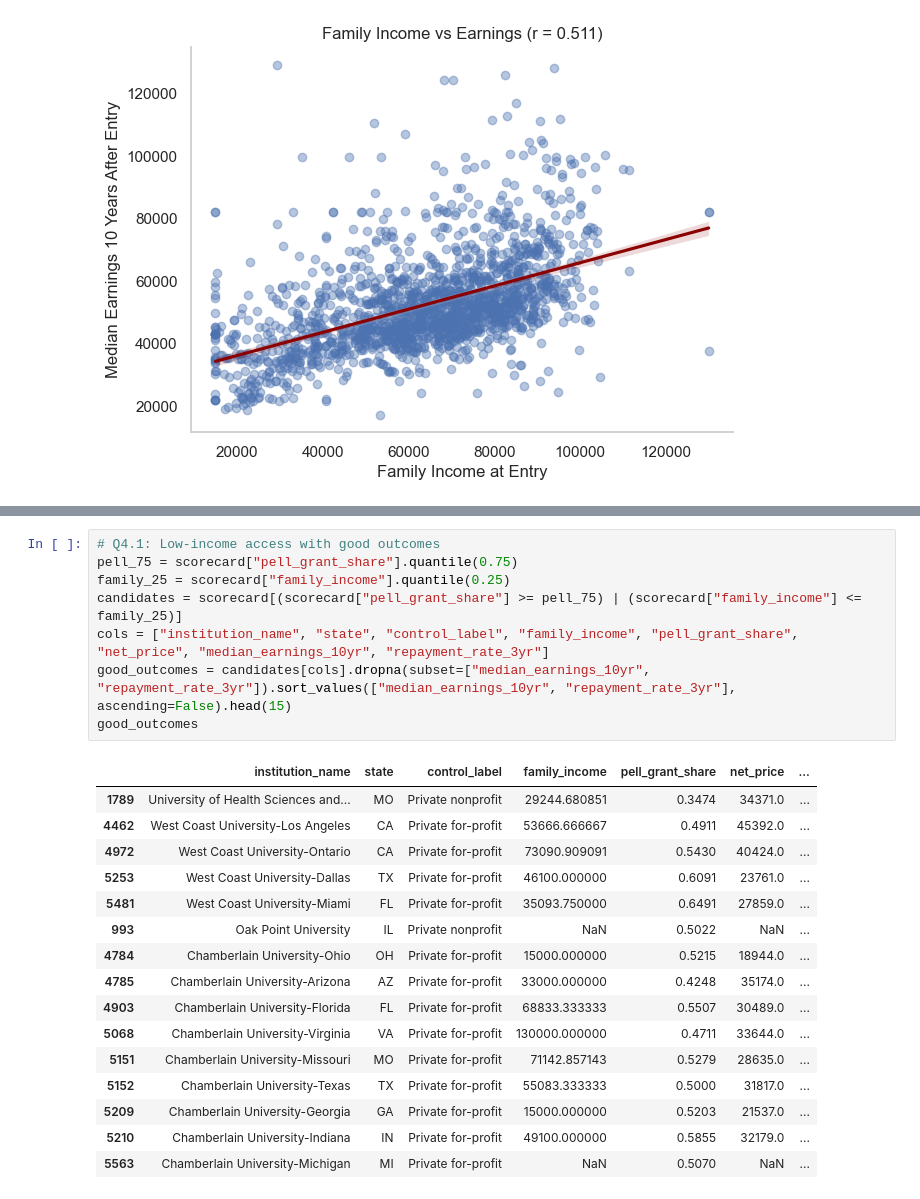
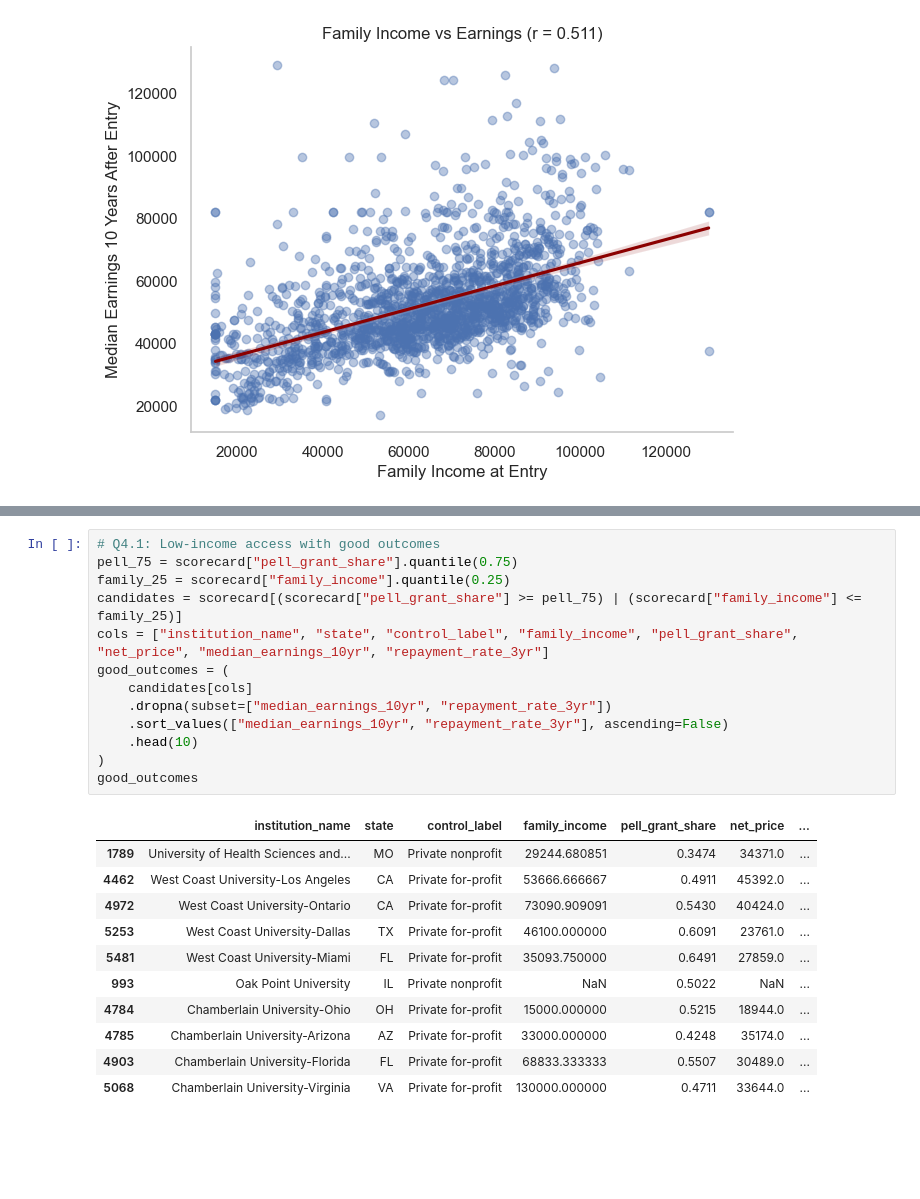
Before and after one commit to jethrochen0709/Econ570FinalProject, a Jupyter notebook: FInalProject.ipynb, the cells around one changed output, grey strips where cells are left out. Cells and saved outputs as stored; diff of their text form; blank space fills up the shorter version.

```diff
--- a/FInalProject.ipynb
+++ b/FInalProject.ipynb
@@ -403,28 +466,28 @@ np.log1p(undergrad_enrollment)           -0.0247      0.004     -5.965      0.00
 # %%
 # Q4.1: Low-income access with good outcomes
 pell_75 = scorecard["pell_grant_share"].quantile(0.75)
 family_25 = scorecard["family_income"].quantile(0.25)
 candidates = scorecard[(scorecard["pell_grant_share"] >= pell_75) | (scorecard["family_income"] <= family_25)]
 cols = ["institution_name", "state", "control_label", "family_income", "pell_grant_share", "net_price", "median_earnings_10yr", "repayment_rate_3yr"]
-good_outcomes = candidates[cols].dropna(subset=["median_earnings_10yr", "repayment_rate_3yr"]).sort_values(["median_earnings_10yr", "repayment_rate_3yr"], ascending=False).head(15)
+good_outcomes = (
+    candidates[cols]
+    .dropna(subset=["median_earnings_10yr", "repayment_rate_3yr"])
+    .sort_values(["median_earnings_10yr", "repayment_rate_3yr"], ascending=False)
+    .head(10)
+)
 good_outcomes
 # %% [output]
 |  | institution_name | state | control_label | family_income | pell_grant_share | net_price | ... |
 | 1789 | University of Health Sciences and... | MO | Private nonprofit | 29244.680851 | 0.3474 | 34371.0 | ... |
 | 4462 | West Coast University-Los Angeles | CA | Private for-profit | 53666.666667 | 0.4911 | 45392.0 | ... |
 | 4972 | West Coast University-Ontario | CA | Private for-profit | 73090.909091 | 0.5430 | 40424.0 | ... |
 | 5253 | West Coast University-Dallas | TX | Private for-profit | 46100.000000 | 0.6091 | 23761.0 | ... |
 | 5481 | West Coast University-Miami | FL | Private for-profit | 35093.750000 | 0.6491 | 27859.0 | ... |
 | 993 | Oak Point University | IL | Private nonprofit | NaN | 0.5022 | NaN | ... |
 | 4784 | Chamberlain University-Ohio | OH | Private for-profit | 15000.000000 | 0.5215 | 18944.0 | ... |
 | 4785 | Chamberlain University-Arizona | AZ | Private for-profit | 33000.000000 | 0.4248 | 35174.0 | ... |
 | 4903 | Chamberlain University-Florida | FL | Private for-profit | 68833.333333 | 0.5507 | 30489.0 | ... |
 | 5068 | Chamberlain University-Virginia | VA | Private for-profit | 130000.000000 | 0.4711 | 33644.0 | ... |
-| 5151 | Chamberlain University-Missouri | MO | Private for-profit | 71142.857143 | 0.5279 | 28635.0 | ... |
-| 5152 | Chamberlain University-Texas | TX | Private for-profit | 55083.333333 | 0.5000 | 31817.0 | ... |
-| 5209 | Chamberlain University-Georgia | GA | Private for-profit | 15000.000000 | 0.5203 | 21537.0 | ... |
-| 5210 | Chamberlain University-Indiana | IN | Private for-profit | 49100.000000 | 0.5855 | 32179.0 | ... |
-| 5563 | Chamberlain University-Michigan | MI | Private for-profit | NaN | 0.5070 | NaN | ... |
 # %%
 # Q4.2: Schools over-performing on earnings relative to student background (value-added residuals)
 va_data = scorecard[["median_earnings_10yr", "family_income", "test_index", "control_label", "undergrad_enrollment"]].dropna()
```
Also changed, not shown: parts of 8 cells of this notebook.
